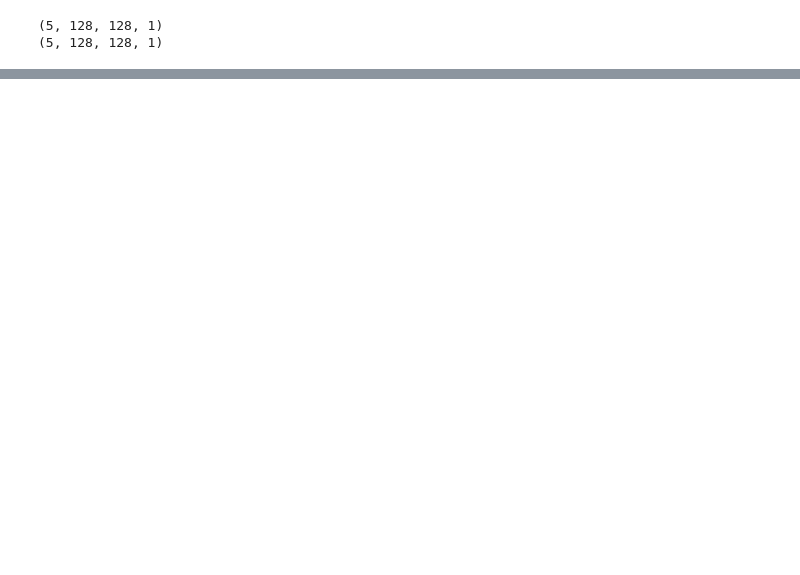
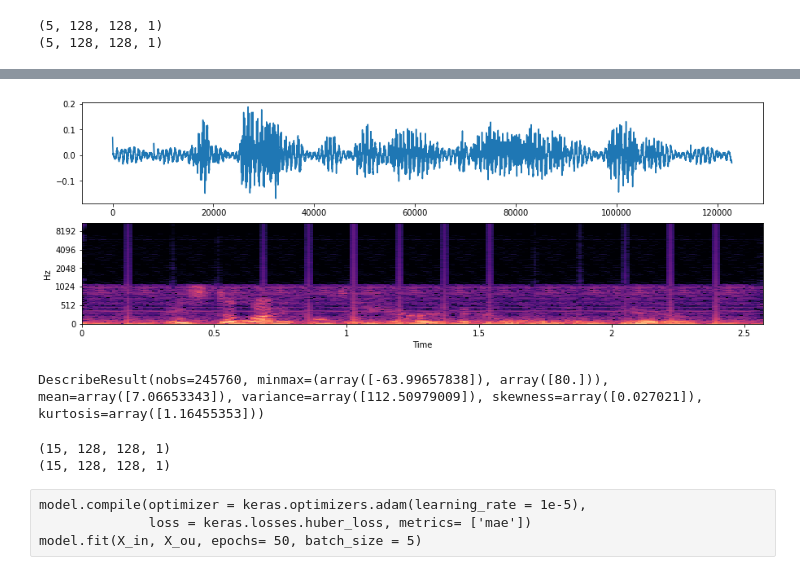
Before and after one commit to baaj2109/speech_denoise_frequency_version, a Jupyter notebook: freqyency_model_training.ipynb, the cells around one changed output, grey strips where cells are left out. Drawn from its saved outputs; the diff is of its cells as text; code cells hidden in the pictures; blank space fills up the shorter version.

```diff
--- a/freqyency_model_training.ipynb
+++ b/freqyency_model_training.ipynb
@@ -304,0 +594,27 @@ KeyboardInterrupt:
+# %%
+X_in = scaled_in(m_amp_db_noisy_voice)
+X_in = np.expand_dims(X_in, -1)
+X_pred = model.predict(X_in)
+# %%
+def inv_scaled_ou(matrix_spec):
+    "inverse global scaling apply to noise models spectrograms"
+    matrix_spec = matrix_spec * 82 + 6
+    return matrix_spec
+inv_sca_X_pred = inv_scaled_ou(X_pred)
+X_denoise = m_amp_db_noisy_voice - inv_sca_X_pred[:,:,:,0]
+# %%
+def magnitude_db_and_phase_to_audio(frame_length, hop_length_fft, stftaudio_magnitude_db, stftaudio_phase):
+    stftaudio_magnitude_rev = librosa.db_to_amplitude(stftaudio_magnitude_db, ref=1.0)
+    audio_reverse_stft = stftaudio_magnitude_rev * stftaudio_phase
+    audio_reconstruct = librosa.core.istft(audio_reverse_stft, hop_length=hop_length_fft, length=frame_length)
+    return audio_reconstruct
+
+def matrix_spectrogram_to_numpy_audio(m_mag_db, m_phase, frame_length, hop_length_fft)  :
+    list_audio = []
+    nb_spec = m_mag_db.shape[0]
+    for i in range(nb_spec):
+        audio_reconstruct = magnitude_db_and_phase_to_audio(frame_length, hop_length_fft, m_mag_db[i], m_phase[i])
+        list_audio.append(audio_reconstruct)
+    return np.vstack(list_audio)
+
+audio_denoise_recons = matrix_spectrogram_to_numpy_audio(X_denoise, m_pha_noisy_voice, frame_length, hop_length)
@@ -304,0 +626,10 @@ KeyboardInterrupt:
+# %%
+fig = plt.figure(figsize=(15,5))
+ax = fig.add_subplot(2,1,1)
+plt.plot(denoise_long[0])
+
+ax = fig.add_subplot(2,1,2)
+noise_d = librosa.amplitude_to_db(np.abs(librosa.stft(denoise_long[0])), ref = np.max)
+librosa.display.specshow(noise_d, sr=48000, x_axis='time', y_axis='mel')
+ipd.Audio(denoise_long[0], rate=48000)
+# %% [output]
@@ -304,0 +637,5 @@ KeyboardInterrupt:
+[figure, added]
+# %%
+stats.describe((m_amp_db_noisy_voice-m_amp_db_voice).reshape(-1,1))
+# %% [output]
+DescribeResult(nobs=245760, minmax=(array([-63.99657838]), array([80.])), mean=array([7.06653343]), variance=array([112.50979009]), skewness=array([0.027021]), kurtosis=array([1.16455353]))
@@ -304,0 +652,17 @@ KeyboardInterrupt:
+# %%
+X_in = m_amp_db_noisy_voice
+X_ou = m_amp_db_voice
+X_ou = X_in - X_ou
+X_in = scaled_in(X_in)
+X_ou = scaled_ou(X_ou)
+X_in = np.expand_dims(X_in, -1)
+X_ou = np.expand_dims(X_ou, -1)
+print(X_in.shape)
+print(X_ou.shape)
+# %% [output]
+(15, 128, 128, 1)
+(15, 128, 128, 1)
+# %% [raw]
+model.compile(optimizer = keras.optimizers.adam(learning_rate = 1e-5),
+              loss = keras.losses.huber_loss, metrics= ['mae'])
+model.fit(X_in, X_ou, epochs= 50, batch_size = 5)
```
Also changed, not shown: parts of 20 cells of this notebook, 6 other files.
